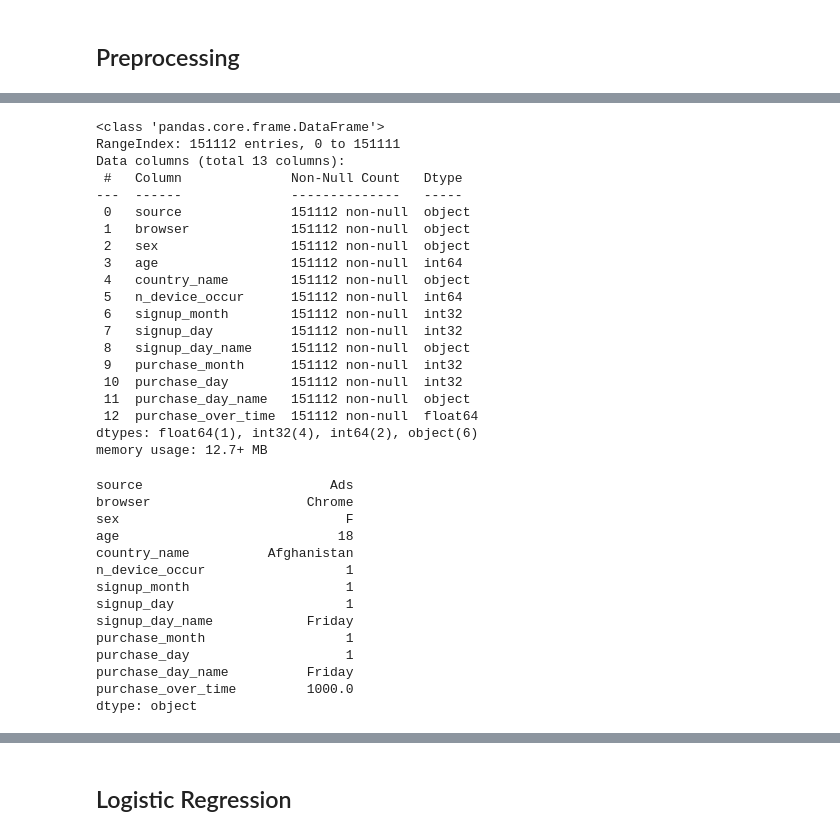
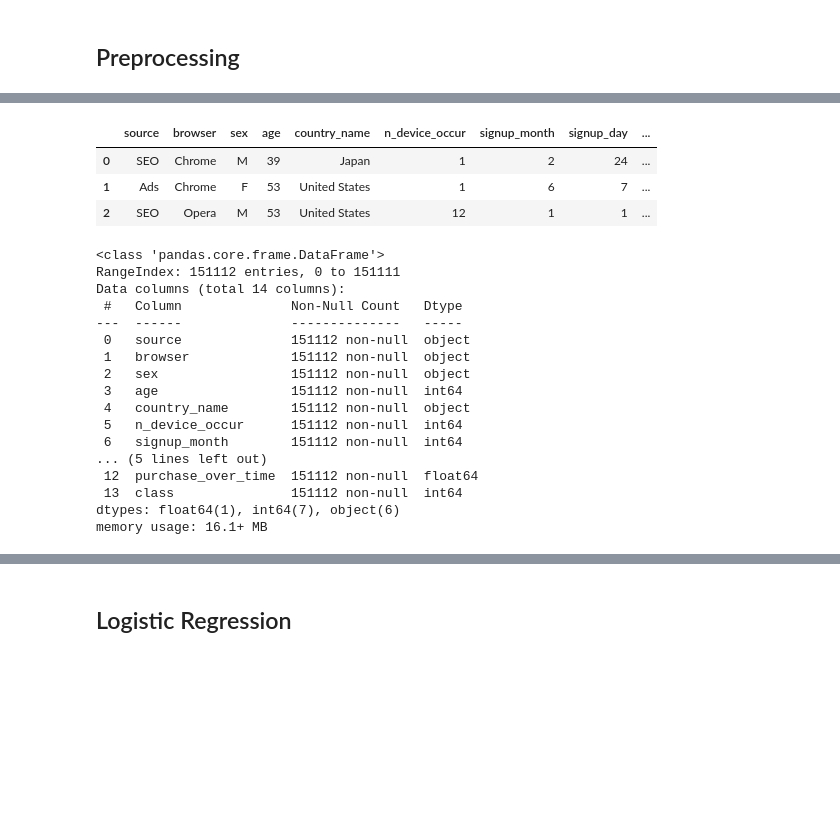
Before and after one commit to Md-Emon-Hasan/ML-Project-Heart-Disease-Prediction, a Jupyter notebook: model/model.ipynb, the cells around one changed output, grey strips where cells are left out. Saved outputs shown, nothing was run; the diff lists cells and outputs as text; code cells hidden in the pictures; blank space fills up the shorter version.

```diff
--- a/model/model.ipynb
+++ b/model/model.ipynb
@@ -479,9 +274,17 @@ dtype: object
+# %%
+data = pd.read_csv('./output.csv')
+data.head(3)
+# %% [output]
+|  | source | browser | sex | age | country_name | n_device_occur | signup_month | signup_day | ... |
+| 0 | SEO | Chrome | M | 39 | Japan | 1 | 2 | 24 | ... |
+| 1 | Ads | Chrome | F | 53 | United States | 1 | 6 | 7 | ... |
+| 2 | SEO | Opera | M | 53 | United States | 12 | 1 | 1 | ... |
 # %%
-x.info()
+data.info()
 # %% [output]
 <class 'pandas.core.frame.DataFrame'>
 RangeIndex: 151112 entries, 0 to 151111
-Data columns (total 13 columns):
+Data columns (total 14 columns):
  #   Column              Non-Null Count   Dtype
 ---  ------              --------------   -----
  0   source              151112 non-null  object
@@ -490,29 +293,9 @@ Data columns (total 13 columns):
  3   age                 151112 non-null  int64
  4   country_name        151112 non-null  object
  5   n_device_occur      151112 non-null  int64
- 6   signup_month        151112 non-null  int32
- 7   signup_day          151112 non-null  int32
- 8   signup_day_name     151112 non-null  object
- 9   purchase_month      151112 non-null  int32
- 10  purchase_day        151112 non-null  int32
- 11  purchase_day_name   151112 non-null  object
+ 6   signup_month        151112 non-null  int64
+... (5 lines left out)
  12  purchase_over_time  151112 non-null  float64
-dtypes: float64(1), int32(4), int64(2), object(6)
-memory usage: 12.7+ MB
+ 13  class               151112 non-null  int64
+dtypes: float64(1), int64(7), object(6)
+memory usage: 16.1+ MB
-# %%
-x.min()
-# %% [output]
-source                        Ads
-browser                    Chrome
-sex                             F
-age                            18
-country_name          Afghanistan
-n_device_occur                  1
-signup_month                    1
-signup_day                      1
-signup_day_name            Friday
-purchase_month                  1
-purchase_day                    1
-purchase_day_name          Friday
-purchase_over_time         1000.0
-dtype: object
```
Also changed, not shown: parts of 66 cells of this notebook, 10 other files.
